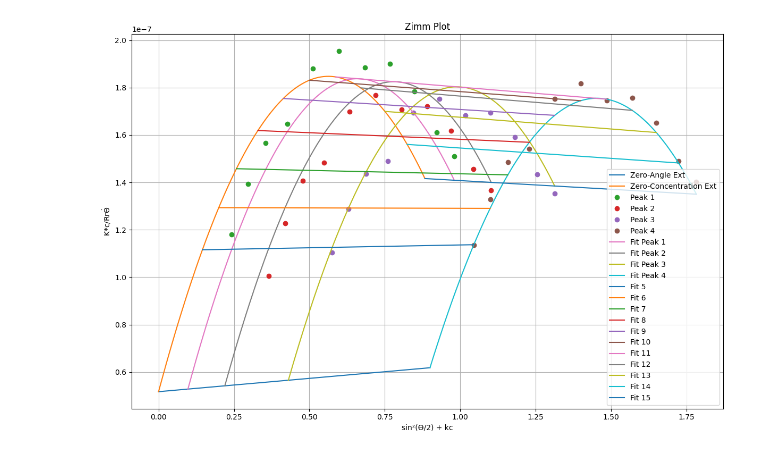
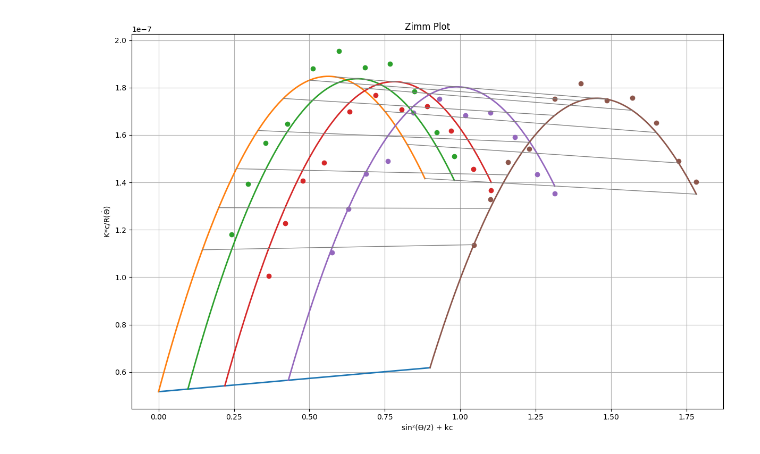
Before and after one commit to aryellewright/Kumar-Biomaterials-Lab, a Jupyter notebook: SEC-mals_Zimm-Plot/zimm_plot.ipynb, the cells around one changed output. Saved outputs shown, nothing was run; the diff lists cells and outputs as text; code cells hidden in the pictures.

Commit message:
Final version of 4 concentration Zimm Plot with the same color

```diff
--- a/SEC-mals_Zimm-Plot/zimm_plot.ipynb
+++ b/SEC-mals_Zimm-Plot/zimm_plot.ipynb
@@ -9,27 +9,51 @@ df = pd.read_csv('/Users/aryellewright/Documents/Kumar-Biomaterials-Lab/SEC-mals
 # %%
 # Given that each pair (sin^2(ϴ/2) + kc, Peak) represents one set of data to plot
 columns = df.columns.tolist()
 sets_of_data = len(columns) // 2  # Assuming pairs of columns
 
 plt.figure(figsize=(12, 8))
 
+color_dict = {}
+
 # looping through and plotting
 for i in range(sets_of_data):
 
     x_data = df[columns[2*i]]
     y_data = df[columns[2*i + 1]]
+    marker = ''
+    line_style = '-'
+    label=None
+    color = None
+    lw=2
 
-    if 'Fit' in columns[2*i+1] or 'Zero' in columns[2*i+1]:
-        plt.plot(x_data, y_data, marker='', label=columns[2*i + 1])
+    if 'Fit Peak' in columns[2*i+1] or 'Zero' in columns[2*i+1]:
+        line_style = '-'
+        label = columns[2*i + 1]
+
+    elif 'Fit' in columns[2*i+1]:
+        lw = 1
+        color = "grey"
+
     else:
-        plt.plot(x_data, y_data, marker='o', linestyle='', label=columns[2*i + 1])
+        label = columns[2*i + 1]
+        marker = 'o'
+        line_style = ''
+
+    fit_num = int(columns[2*i + 1].split()[-1]) if columns[2*i + 1].split()[-1].isdigit() else -1
+
+    if fit_num > 0 and fit_num in color_dict:
+        plt.plot(x_data, y_data, marker=marker, linestyle=line_style, label=label, color=color_dict[fit_num], lw=lw)
+    else:
+        new_plot = plt.plot(x_data, y_data, marker=marker, linestyle=line_style, label=label, color=color, lw=lw)
+        color_dict[fit_num] = new_plot[0].get_color()
+
 
 plt.title('Zimm Plot')
 plt.xlabel('sin²(ϴ/2) + kc')
-plt.ylabel('K*c/Rr$\dot{\Theta}$')
-plt.legend()
+plt.ylabel('K*c/R($\dot{\Theta}$)')
+# plt.legend()
 plt.grid(True)
 plt.tight_layout()
 plt.show()
 # %% [output]
-[figure, old version]
+[figure, new version]
```
Also changed, not shown: 1 other file.
